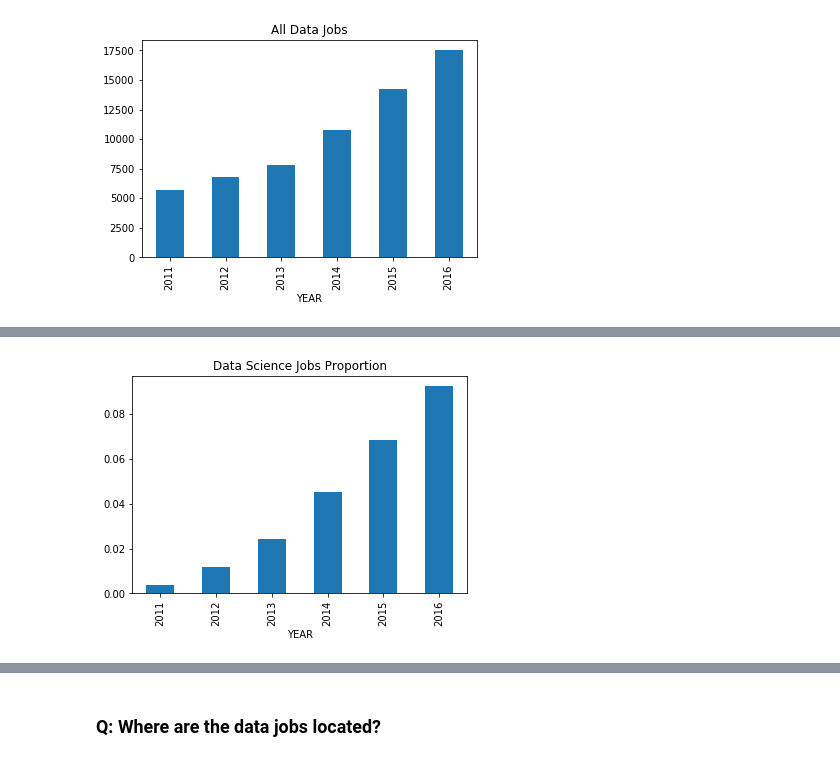
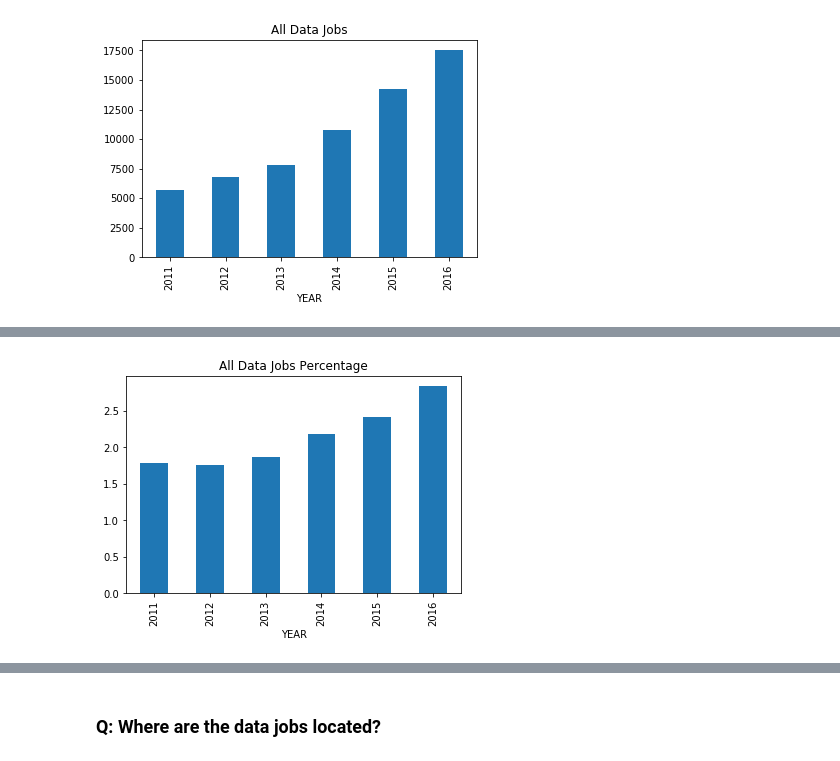
Before and after one commit to dileepkini/H1B-Applications, a Jupyter notebook: H_1B_petitions.ipynb, the cells around one changed output, grey strips where cells are left out. Drawn from its saved outputs; the diff is of its cells as text; code cells hidden in the pictures.

```diff
--- a/H_1B_petitions.ipynb
+++ b/H_1B_petitions.ipynb
@@ -46,4 +75,6 @@ WORKSITE                   0
 lon                   107242
 lat                   107242
 dtype: int64
+# %%
+df = df.dropna(subset=['CASE_STATUS', 'JOB_TITLE', 'PREVAILING_WAGE', 'YEAR'],axis=0)
 # %% [markdown]
@@ -93,6 +122,8 @@ df['is_cert'] = df.CASE_STATUS.isin(['CERTIFIED', 'CERTIFIED-WITHDRAWN'])
 - we only choose to retain those applications which are certified. Denied applications contain incorrect/missing information and are therefore rejected by USCIS
 # %%
 df = df[df.is_cert].copy()
+# %%
+df['YEAR'] = df.YEAR.astype('Int64')
 # %% [markdown]
 ### Number of jobs in the data domain.
 # %%
@@ -205,7 +242,17 @@ there are several subuestions here:
 4. Have the number of data science applications grown faster compared to the pool of data related applications?
 # %%
 data_by_year = df.groupby('YEAR').agg({'is_data_related':'sum', 'is_data_science':'sum', 'JOB_TITLE':'count'}).astype(int)
-data_by_year.index = data_by_year.index.astype(int)
 data_by_year = data_by_year.rename(columns={'JOB_TITLE':'total'})
-data_by_year['data_science_pct'] = data_by_year['is_data_science']
+data_by_year['data_pct'] = data_by_year['is_data_related'] * 100 / data_by_year['total']
+data_by_year['data_science_pct'] = data_by_year['is_data_science'] / data_by_year['is_data_related']
+# %%
+def plot_bar_graph(col, title, df=data_by_year):
+    """
+    This function plots a bar graph of a given column in a given dataframe.
+    Args:
+        col: name of the column, which should exists in the dataframe df
+        title: title to attach to the graph
+        df: dataframe consisting of the data to be plotted
+    """
+    df[col].plot(kind='bar', title=title)
 # %%
@@ -223,4 +262,4 @@ data_by_year['data_science_pct'] = data_by_year['is_data_science']
-# %%
-(data_by_year['is_data_science']/data_by_year['is_data_related']).plot(kind='bar', title='Data Science Jobs Proportion');
-# %% [output]
-[figure, removed]
+# %%
+plot_bar_graph('data_pct', 'All Data Jobs Percentage')
+# %% [output]
+[figure, added]
```
Also changed, not shown: parts of 20 cells of this notebook.
